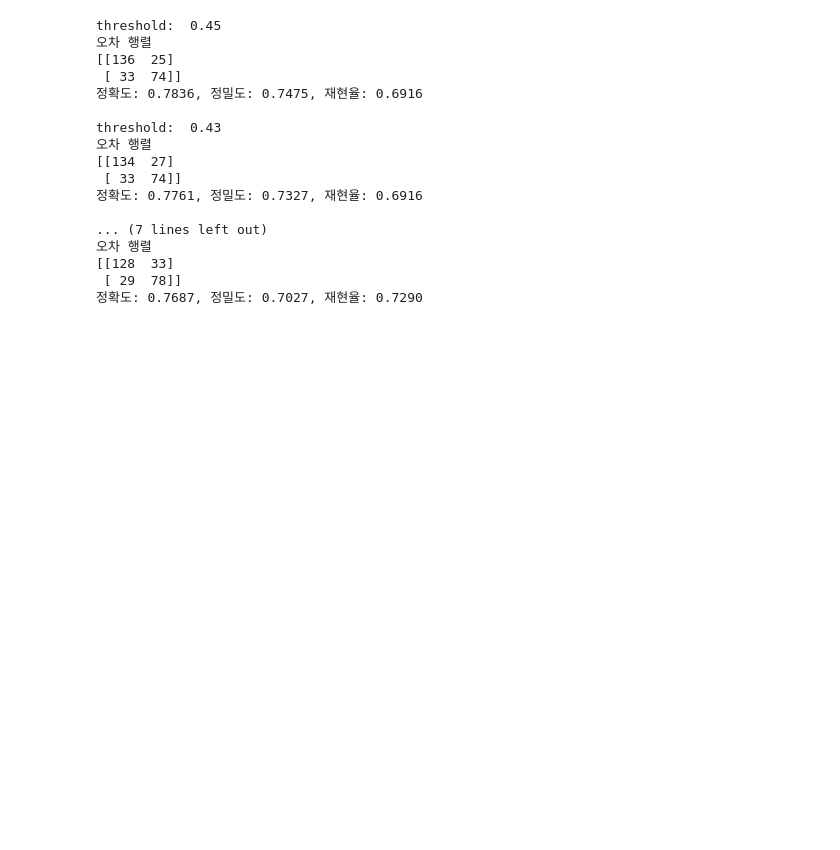
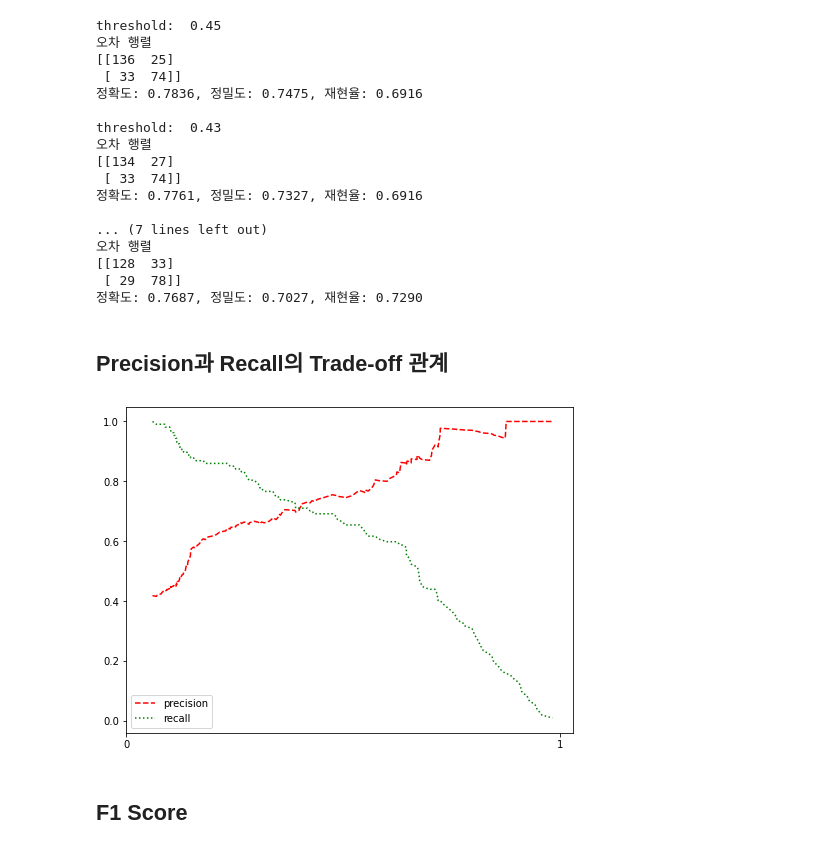
Before and after one commit to PingPingE/Python_ML_Definitive_Guide, a Jupyter notebook: 파이썬 머신러닝 완벽가이드 CH3.ipynb, the cells around one changed output. Cells and saved outputs as stored; diff of their text form; code cells hidden in the pictures; blank space fills up the shorter version.

```diff
--- a/파이썬 머신러닝 완벽가이드 CH3.ipynb
+++ b/파이썬 머신러닝 완벽가이드 CH3.ipynb
@@ -194,3 +194,5 @@ threshold:  0.43
 [[128  33]
  [ 29  78]]
 정확도: 0.7687, 정밀도: 0.7027, 재현율: 0.7290
+# %% [markdown]
+## Precision과 Recall의 Trade-off 관계
@@ -196,0 +203,17 @@ threshold:  0.43
+# %%
+from sklearn.metrics import precision_recall_curve
+def precision_recall_curve_plot(y_test, pred_proba):
+    precision,recall,thresholds = precision_recall_curve(y_test, pred_proba)
+    plt.figure(figsize=(8,6))
+    threshold_b = thresholds.shape[0]
+    plt.plot(thresholds, precision[0:threshold_b], linestyle ='--', label ="precision" , color='r')
+    plt.plot(thresholds, recall[0:threshold_b],label="recall", linestyle=':',color='g')
+    start, end = plt.xlim()
+    plt.legend()
+    plt.xticks(np.round(np.arange(start,end)))
+# %%
+precision_recall_curve_plot(y_test, pred_proba[:,1])
+# %% [output]
+[figure, added]
+# %% [markdown]
+## F1 Score
```
Also changed, not shown: parts of 8 cells of this notebook.
